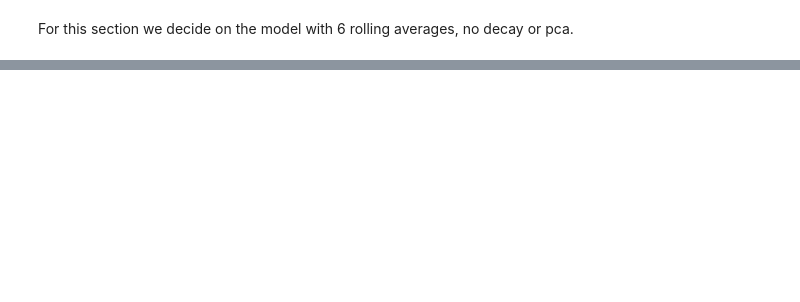
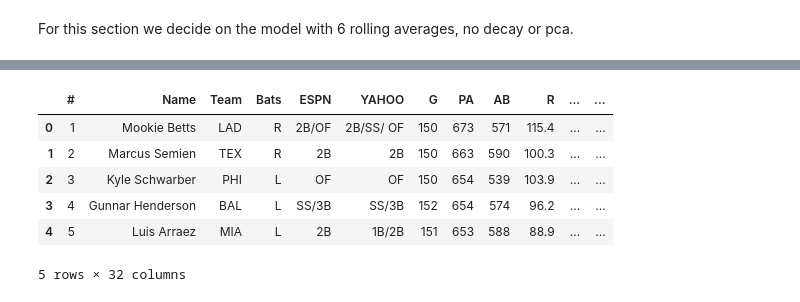
Before and after one commit to mcgillies/MLBFantasy24, a Jupyter notebook: batternnmodel.ipynb, the cells around one changed output, grey strips where cells are left out. Drawn from its saved outputs; the diff is of its cells as text; code cells hidden in the pictures; blank space fills up the shorter version.

Commit message:
Completed initial batter preds

```diff
--- a/batternnmodel.ipynb
+++ b/batternnmodel.ipynb
@@ -243,3 +246,8 @@ np.sqrt(mean_squared_error(y_test, preds))
 # %% [output]
 25/25 [==============================] - 0s 536us/step
 0.2555150658183186
+# %%
+# rolling averages for 2,3,6 years, no decay
+model = keras.models.load_model("models/somefeat_nn")
+preds = model.predict(X_test_transformed1)
+np.sqrt(mean_squared_error(y_test, preds))
@@ -245,0 +257,5 @@ np.sqrt(mean_squared_error(y_test, preds))
+# %%
+# 1 and 2 year rolling avg
+model = keras.models.load_model("models/1_2_rolling_nn")
+preds = model.predict(X_test_transformed1)
+np.sqrt(mean_squared_error(y_test, preds))
@@ -246,2 +265,19 @@ np.sqrt(mean_squared_error(y_test, preds))
 # %% [markdown]
 For this section we decide on the model with 6 rolling averages, no decay or pca.
+# %%
+
+met2023 = pd.read_csv("data/b2023metrics.csv")
+met2023.head()
+met2023['year'] = met2023['year'] + 1
+met2023= met2023.rename(columns = {'last_name, first_name':'Name'})
+met2023new = met2023.merge(latest_rolling_averages, on = 'Name', how = 'left')
+met2023new = met2023new.fillna(mean_fpts)
+model = keras.models.load_model("models/1_2_rolling_nn")
+met2023x = met2023new.drop(columns = ['player_id', 'year', 'Name'])
+met2023t = ct.transform(met2023x)
+preds = model.predict(met2023t)
+met2023['Pred_fpoints_G'] = preds
+met2023['rank'] = met2023['Pred_fpoints_G'].rank(ascending = False)
+met2023sort = met2023.sort_values(by = 'rank', ascending = True)
+met2023sort[['Name', 'Pred_fpoints_G', 'rank']].head(50)
+met2023.shape
@@ -247,0 +300,20 @@ For this section we decide on the model with 6 rolling averages, no decay or pca
+# %%
+def normalize_name(name):
+    # Remove accents and convert to lower case
+    name = unicodedata.normalize('NFD', name).encode('ascii', 'ignore').decode('utf-8').lower()
+    # Remove common titles, suffixes, or other variations as needed
+    name = name.replace('jr.', '').replace('sr.', '').strip()
+    return name
+
+# Assuming df1 and df2 are your DataFrames and 'name' is the column with the names
+games['Name_n'] = games['Name'].apply(normalize_name)
+met2023['Name_n'] = met2023['Name'].apply(normalize_name)
+games.head()
+# %% [output]
+|  | # | Name | Team | Bats | ESPN | YAHOO | G | PA | AB | R | ... | ... |
+| 0 | 1 | Mookie Betts | LAD | R | 2B/OF | 2B/SS/ OF | 150 | 673 | 571 | 115.4 | ... | ... |
+| 1 | 2 | Marcus Semien | TEX | R | 2B | 2B | 150 | 663 | 590 | 100.3 | ... | ... |
+| 2 | 3 | Kyle Schwarber | PHI | L | OF | OF | 150 | 654 | 539 | 103.9 | ... | ... |
+| 3 | 4 | Gunnar Henderson | BAL | L | SS/3B | SS/3B | 152 | 654 | 574 | 96.2 | ... | ... |
+| 4 | 5 | Luis Arraez | MIA | L | 2B | 1B/2B | 151 | 653 | 588 | 88.9 | ... | ... |
+5 rows × 32 columns
```
Also changed, not shown: parts of 14 cells of this notebook, 18 other files.
